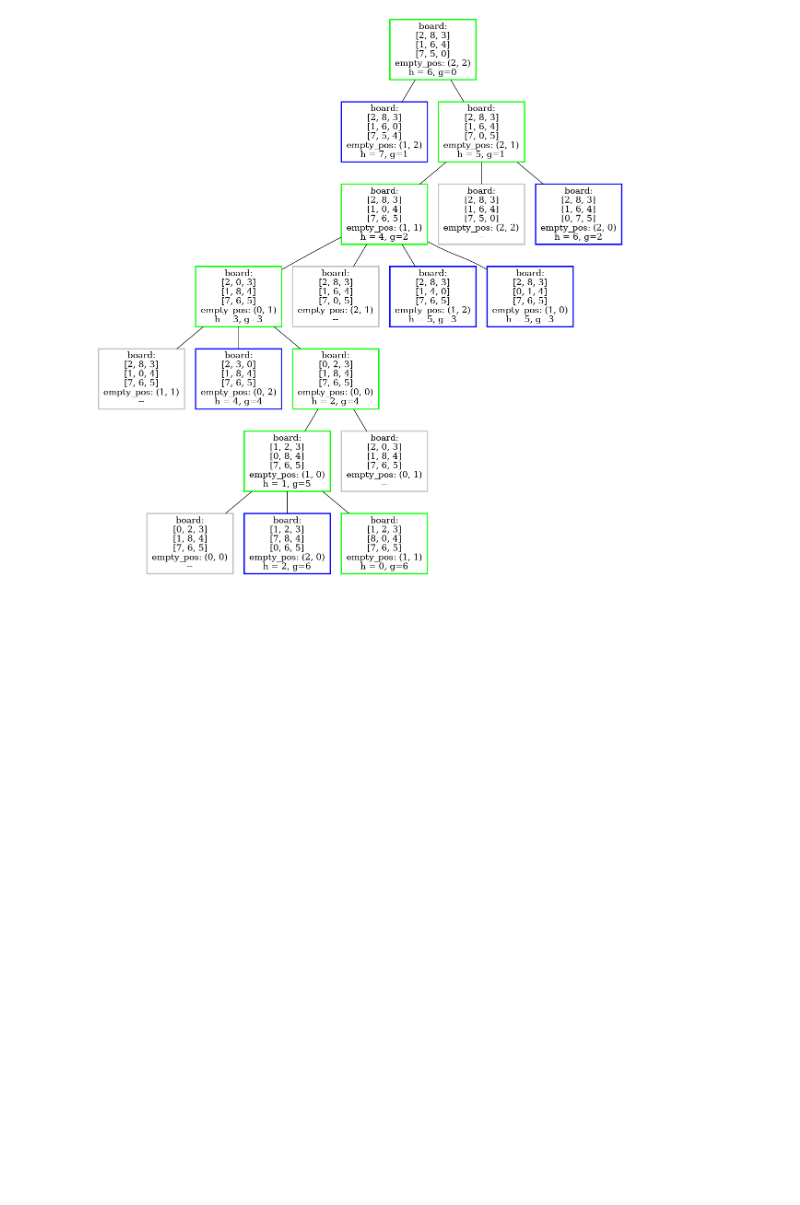
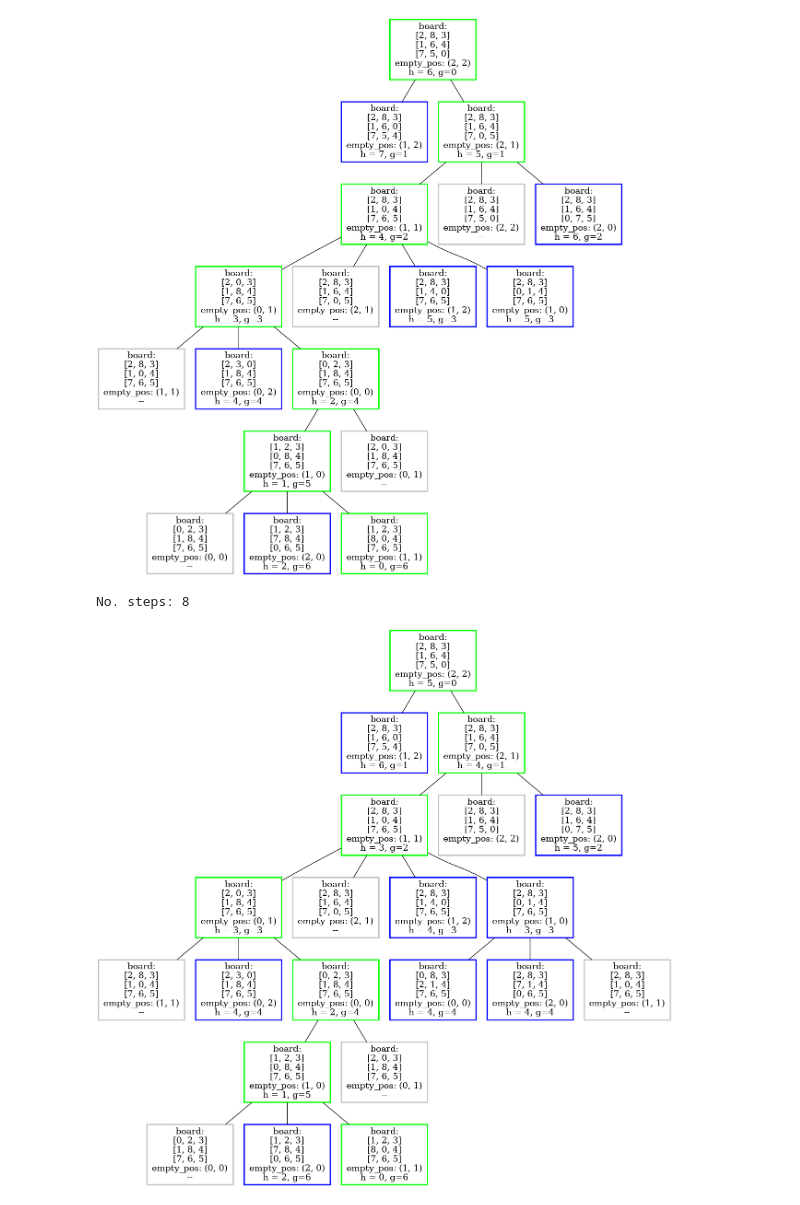
Before and after one commit to ThiagoORuby/prova2-ia, a Jupyter notebook: questao_1.ipynb, the cells around one changed output. Drawn from its saved outputs; the diff is of its cells as text; code cells hidden in the pictures; blank space fills up the shorter version.

```diff
--- a/questao_1.ipynb
+++ b/questao_1.ipynb
@@ -426,3 +426,14 @@ No. steps: 7
 Image("src/q1_2_astar.png")
 # %% [output]
 [figure]
+# %%
+path, graph = a_star(board, goal_state, "euclidian")
+
+graph.layout(prog='dot')
+graph.draw('src/q1_2_astar_euclidian.png')
+# %% [output]
+No. steps: 8
+# %%
+Image("src/q1_2_astar_euclidian.png")
+# %% [output]
+[figure, added]
```
Also changed, not shown: parts of 1 cell of this notebook, 6 other files.
